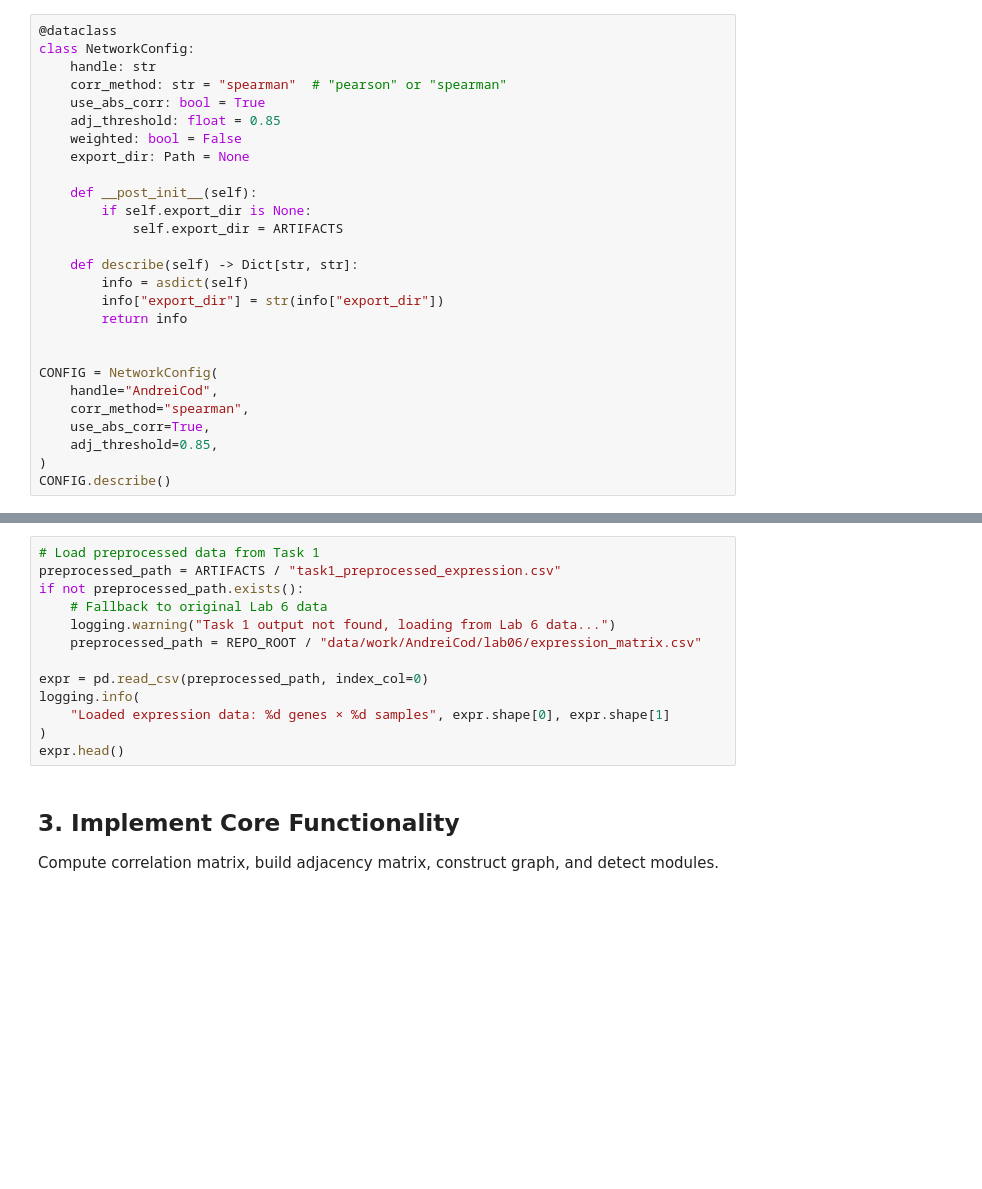
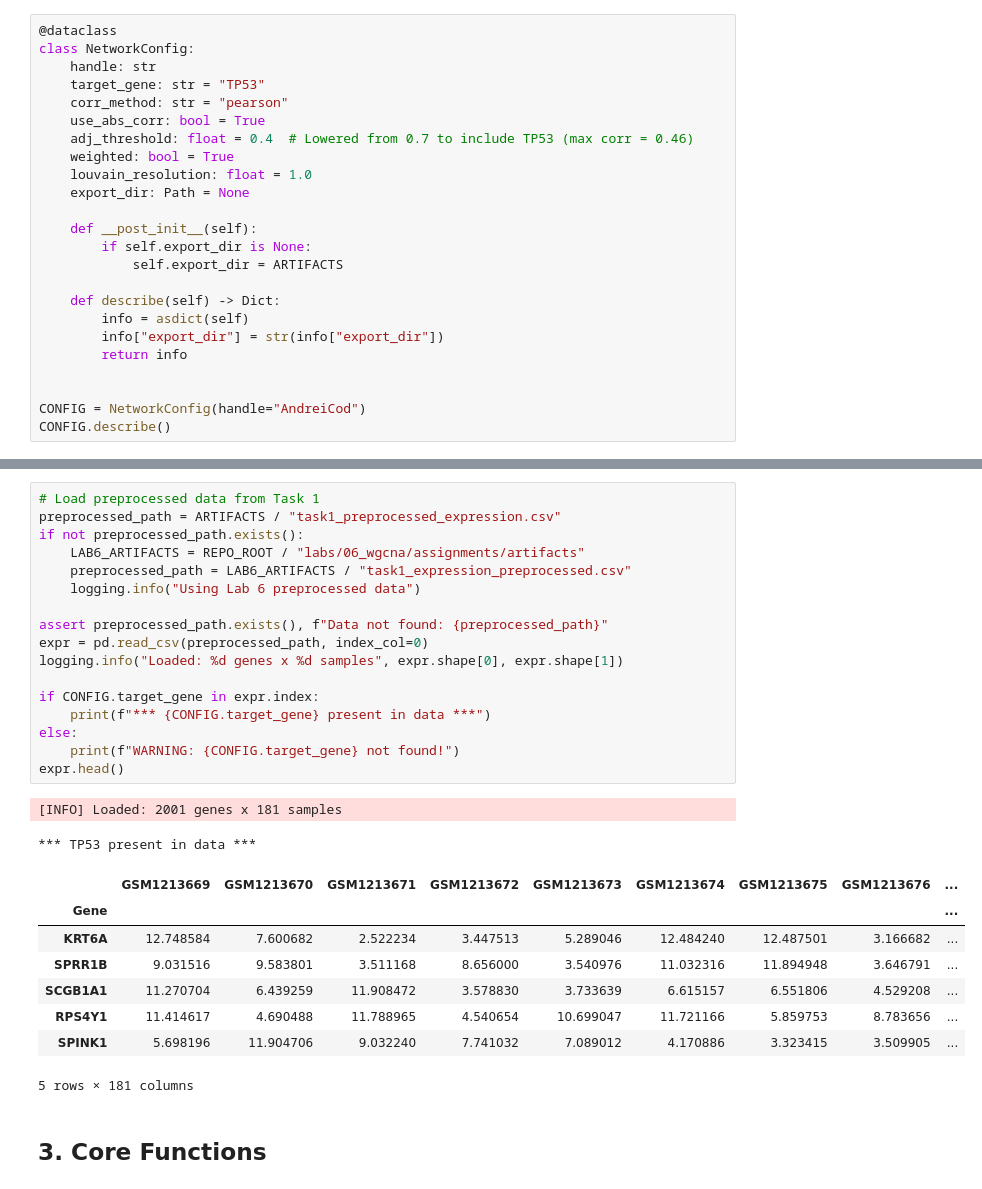
Before and after one commit to AndreiCod/BDHB-lab, a Jupyter notebook: labs/07_network_viz/assignments/Task2_network_modules.ipynb, the cells around one changed output, grey strips where cells are left out. Cells and saved outputs as stored; diff of their text form; blank space fills up the shorter version.

```diff
--- a/labs/07_network_viz/assignments/Task2_network_modules.ipynb
+++ b/labs/07_network_viz/assignments/Task2_network_modules.ipynb
@@ -38,26 +42,23 @@ Centralize correlation method, threshold settings, and output paths.
 @dataclass
 class NetworkConfig:
     handle: str
-    corr_method: str = "spearman"  # "pearson" or "spearman"
+    target_gene: str = "TP53"
+    corr_method: str = "pearson"
     use_abs_corr: bool = True
-    adj_threshold: float = 0.85
-    weighted: bool = False
+    adj_threshold: float = 0.4  # Lowered from 0.7 to include TP53 (max corr = 0.46)
+    weighted: bool = True
+    louvain_resolution: float = 1.0
     export_dir: Path = None
 
     def __post_init__(self):
         if self.export_dir is None:
             self.export_dir = ARTIFACTS
 
-    def describe(self) -> Dict[str, str]:
+    def describe(self) -> Dict:
         info = asdict(self)
         info["export_dir"] = str(info["export_dir"])
         return info
 
 
-CONFIG = NetworkConfig(
-    handle="AndreiCod",
-    corr_method="spearman",
-    use_abs_corr=True,
-    adj_threshold=0.85,
-)
+CONFIG = NetworkConfig(handle="AndreiCod")
 CONFIG.describe()
@@ -64,18 +74,32 @@ CONFIG.describe()
 # %%
 # Load preprocessed data from Task 1
 preprocessed_path = ARTIFACTS / "task1_preprocessed_expression.csv"
 if not preprocessed_path.exists():
-    # Fallback to original Lab 6 data
-    logging.warning("Task 1 output not found, loading from Lab 6 data...")
-    preprocessed_path = REPO_ROOT / "data/work/AndreiCod/lab06/expression_matrix.csv"
+    LAB6_ARTIFACTS = REPO_ROOT / "labs/06_wgcna/assignments/artifacts"
+    preprocessed_path = LAB6_ARTIFACTS / "task1_expression_preprocessed.csv"
+    logging.info("Using Lab 6 preprocessed data")
 
+assert preprocessed_path.exists(), f"Data not found: {preprocessed_path}"
 expr = pd.read_csv(preprocessed_path, index_col=0)
-logging.info(
-    "Loaded expression data: %d genes × %d samples", expr.shape[0], expr.shape[1]
-)
+logging.info("Loaded: %d genes x %d samples", expr.shape[0], expr.shape[1])
+
+if CONFIG.target_gene in expr.index:
+    print(f"*** {CONFIG.target_gene} present in data ***")
+else:
+    print(f"WARNING: {CONFIG.target_gene} not found!")
 expr.head()
+# %% [output]
+[INFO] Loaded: 2001 genes x 181 samples
+*** TP53 present in data ***
+|  | GSM1213669 | GSM1213670 | GSM1213671 | GSM1213672 | GSM1213673 | GSM1213674 | GSM1213675 | GSM1213676 | ... |
+| Gene |  |  |  |  |  |  |  |  | ... |
+| KRT6A | 12.748584 | 7.600682 | 2.522234 | 3.447513 | 5.289046 | 12.484240 | 12.487501 | 3.166682 | ... |
+| SPRR1B | 9.031516 | 9.583801 | 3.511168 | 8.656000 | 3.540976 | 11.032316 | 11.894948 | 3.646791 | ... |
+| SCGB1A1 | 11.270704 | 6.439259 | 11.908472 | 3.578830 | 3.733639 | 6.615157 | 6.551806 | 4.529208 | ... |
+| RPS4Y1 | 11.414617 | 4.690488 | 11.788965 | 4.540654 | 10.699047 | 11.721166 | 5.859753 | 8.783656 | ... |
+| SPINK1 | 5.698196 | 11.904706 | 9.032240 | 7.741032 | 7.089012 | 4.170886 | 3.323415 | 3.509905 | ... |
+5 rows × 181 columns
-# %% [markdown]
-## 3. Implement Core Functionality
-Compute correlation matrix, build adjacency matrix, construct graph, and detect modules.
+# %% [markdown]
+## 3. Core Functions
 # %%
 def compute_correlation_matrix(
```
Also changed, not shown: parts of 25 cells of this notebook, 37 other files.
